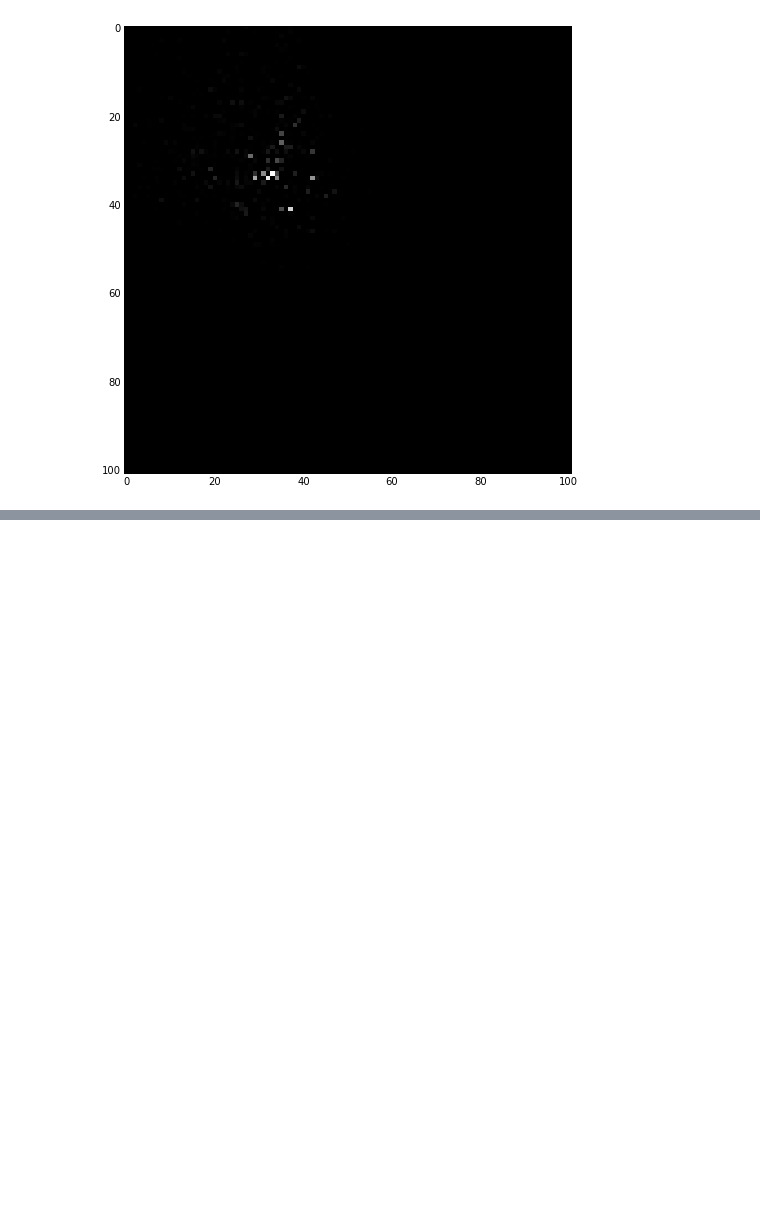
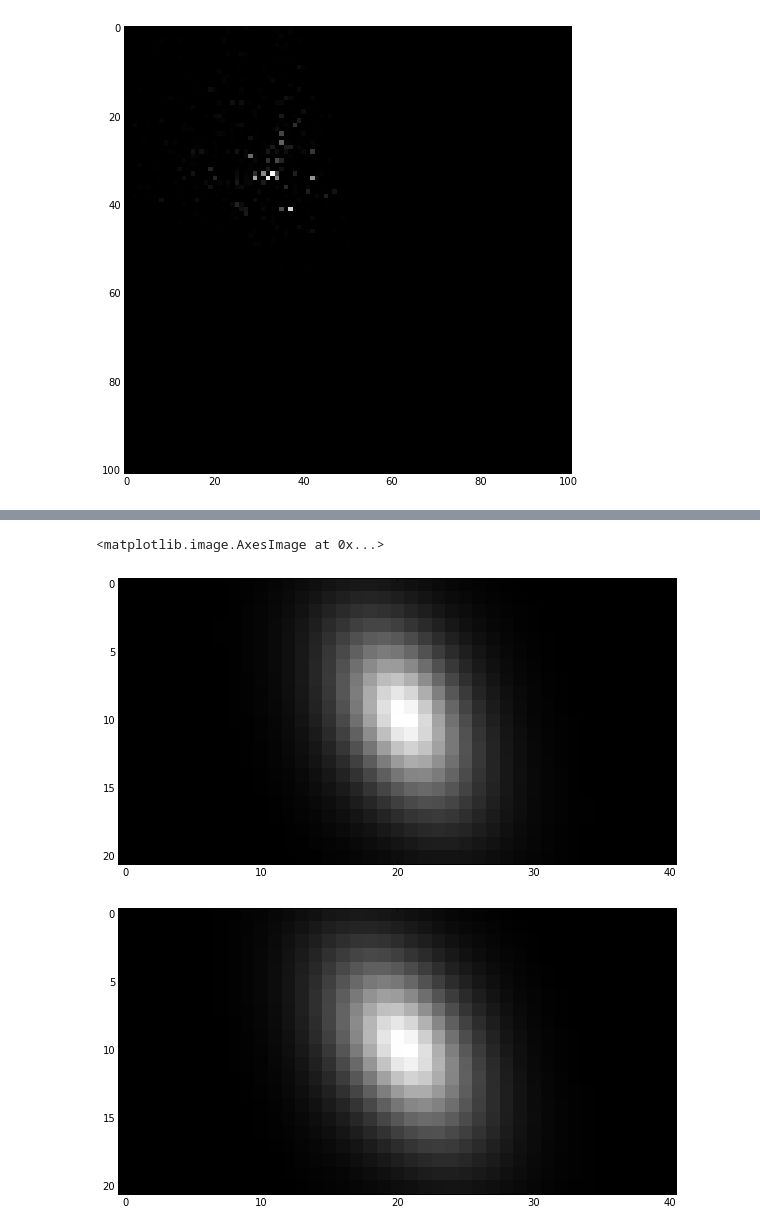
Before and after one commit to lmoustakas/lcolens, a Jupyter notebook: python/sample_psf.ipynb, the cells around one changed output, grey strips where cells are left out. Drawn from its saved outputs; the diff is of its cells as text; code cells hidden in the pictures; blank space fills up the shorter version.

```diff
--- a/python/sample_psf.ipynb
+++ b/python/sample_psf.ipynb
@@ -211,0 +273,13 @@ pl.imshow(kern, cmap = 'gray', interpolation='nearest')
+# %%
+# Define a test case for an integral.
+x = np.linspace(-1.0, 1.0, 101)
+y = np.linspace(-1.0, 1.0, 101)
+x2d, y2d = np.meshgrid(x, y)
+# Define a simple Gaussian
+d = np.exp(-0.5 * (x2d * x2d + y2d * y2d))
+testval = dblquad(lambda x, y: np.exp(-0.5*(x * x + y * y)), -1.0, 1.0, lambda x: -1.0, lambda x: 1.0)[0]
+print("Quad method (error ~1e-14): " + str(testval))
+#Do the brain dead sum
+print("Simple Sum over Pixels: " + str((d * (x[1] - x[0])* (y[1] - y[0])).sum()))
+print("Trapezoidal Method: " + str(trap2d(d, x[1] - x[0], y[1] - y[0])))
+print("Simpson's Rule: " + str(simp2d(d, x[1] - x[0], y[1] - y[0])))
@@ -211,0 +355,13 @@ pl.imshow(kern, cmap = 'gray', interpolation='nearest')
+# %%
+# Just some tests to make sure this works as expected
+nx = 11
+ny = 11
+subsamp = 10
+x = np.linspace(-nx / 2  + 0.5, nx / 2 + 0.5, nx * subsamp + 1  )
+x
+x2d, y2d = np.meshgrid(x, x)
+
+newx = make4d(x2d, nx, ny, subsamp)
+newy = make4d(y2d, nx, ny, subsamp)
+
+print(newx[0, 0], newy[0, 0])
@@ -211,0 +497,10 @@ pl.imshow(kern, cmap = 'gray', interpolation='nearest')
+# %%
+kern=sersickernel(0.45, -0.3, 1, 5, 3, 1.85, q_ser=0.4, posang_ser=30, q_psf=0.8, posang_psf=-20.0)
+pl.imshow(kern, interpolation='nearest', cmap='gray')
+pl.figure()
+kern=sersickernel(0.45, -0.3, 1, 5, 3, 1.85, q_ser=0.4, posang_ser=30)
+pl.imshow(kern, interpolation='nearest', cmap='gray')
+# %% [output]
+<matplotlib.image.AxesImage at 0x...>
+[figure, added]
+[figure, added]
```
Also changed, not shown: parts of 16 cells of this notebook.
